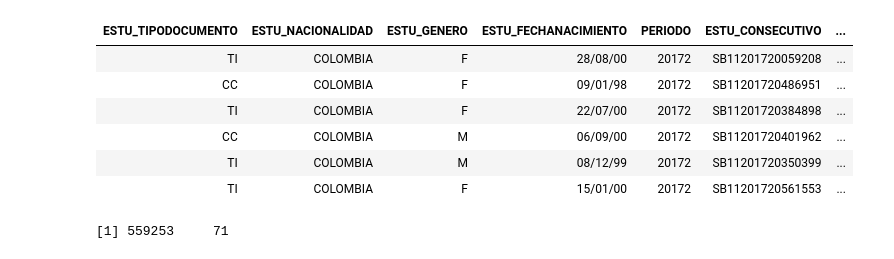
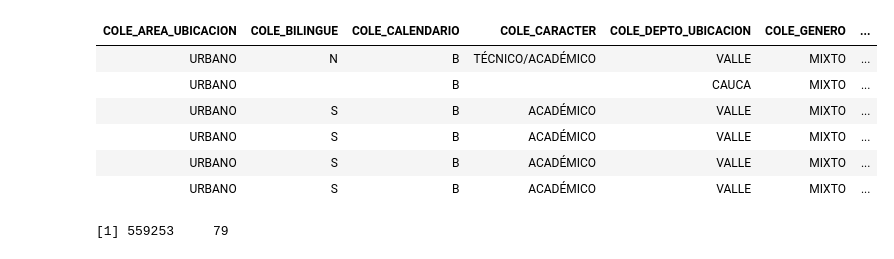
Before and after one commit to ingJSNA/dataMining2018, a Jupyter notebook: ICFES 1 Exploratory Analysis.ipynb, the cells around one changed output. Cells and saved outputs as stored; diff of their text form; code cells hidden in the pictures.

Commit message:
Do exploratory analysis over the icfes.csv

```diff
--- a/ICFES 1 Exploratory Analysis.ipynb
+++ b/ICFES 1 Exploratory Analysis.ipynb
@@ -1,17 +1,17 @@
 # %%
-icfes <- read.csv("./data/ICFES/01_Sin_codigos.csv", header=TRUE)
+icfes <- read.csv("./data/ICFES/icfes.csv", header=TRUE)
 head(icfes)
 
 dim(icfes)
 # %% [output]
-| ESTU_TIPODOCUMENTO | ESTU_NACIONALIDAD | ESTU_GENERO | ESTU_FECHANACIMIENTO | PERIODO | ESTU_CONSECUTIVO | ... |
-| TI | COLOMBIA | F | 28/08/00 | 20172 | SB11201720059208 | ... |
-| CC | COLOMBIA | F | 09/01/98 | 20172 | SB11201720486951 | ... |
-| TI | COLOMBIA | F | 22/07/00 | 20172 | SB11201720384898 | ... |
-| CC | COLOMBIA | M | 06/09/00 | 20172 | SB11201720401962 | ... |
-| TI | COLOMBIA | M | 08/12/99 | 20172 | SB11201720350399 | ... |
-| TI | COLOMBIA | F | 15/01/00 | 20172 | SB11201720561553 | ... |
+| COLE_AREA_UBICACION | COLE_BILINGUE | COLE_CALENDARIO | COLE_CARACTER | COLE_DEPTO_UBICACION | COLE_GENERO | ... |
+| URBANO | N | B | TÉCNICO/ACADÉMICO | VALLE | MIXTO | ... |
+| URBANO |  | B |  | CAUCA | MIXTO | ... |
+| URBANO | S | B | ACADÉMICO | VALLE | MIXTO | ... |
+| URBANO | S | B | ACADÉMICO | VALLE | MIXTO | ... |
+| URBANO | S | B | ACADÉMICO | VALLE | MIXTO | ... |
+| URBANO | S | B | ACADÉMICO | VALLE | MIXTO | ... |
-[1] 559253     71
+[1] 559253     79
 # %%
 Mode <- function(x) {
   ux <- unique(x)
```
Also changed, not shown: parts of 5 cells of this notebook, 2 other files.
